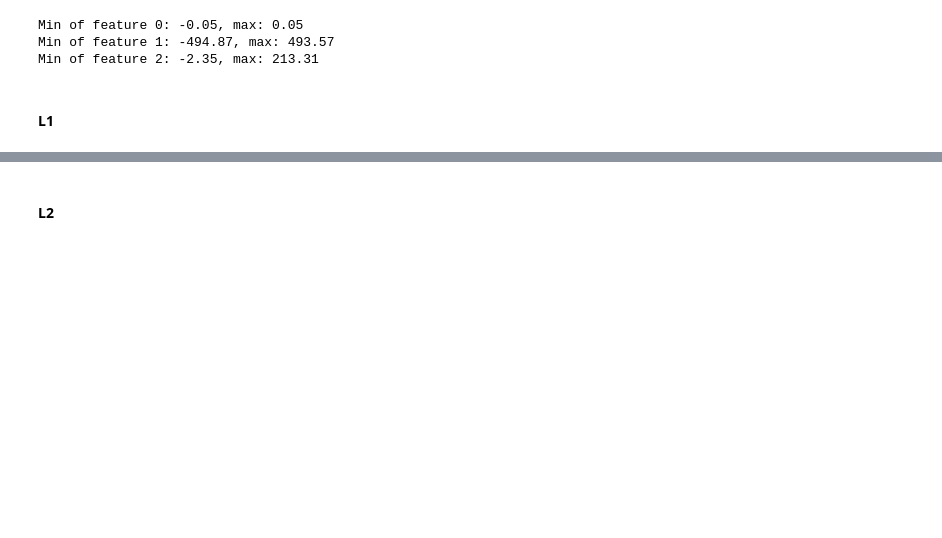
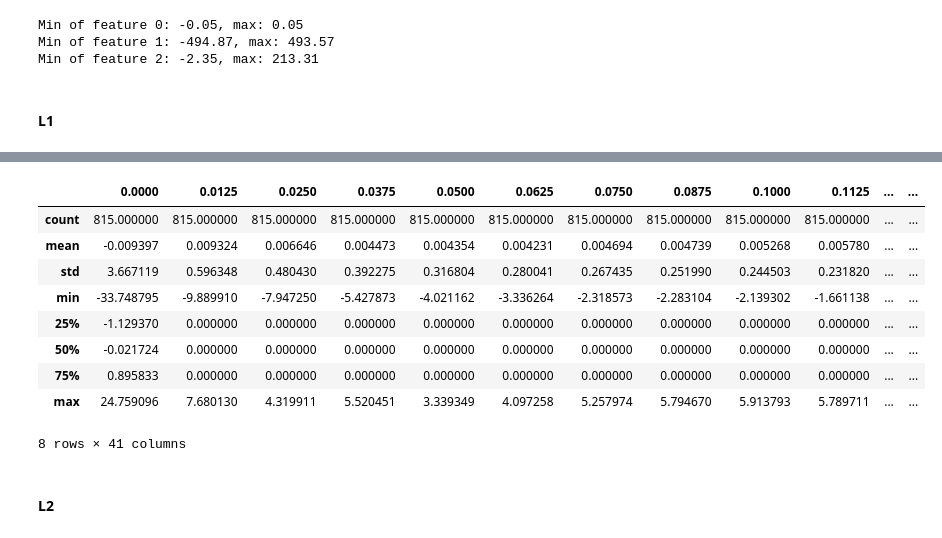
Before and after one commit to NataLobster/ml_intro_1, a Jupyter notebook: overfitting_regularization.ipynb, the cells around one changed output, grey strips where cells are left out. Saved outputs shown, nothing was run; the diff lists cells and outputs as text; code cells hidden in the pictures; blank space fills up the shorter version.

```diff
--- a/overfitting_regularization.ipynb
+++ b/overfitting_regularization.ipynb
@@ -782,15 +846,20 @@ def make_model_without_std(degree, alpha=0, penalty=None):
 # %%
-## your code
 rmse_train, rmse_valid = [], []
+mod_coeff_L1_std = dict()
 for alpha in ALPHAS:
-    results = cross_validate(make_model_without_std(degree=15, penalty='L1', alpha=alpha),
+    results = cross_validate(make_model(degree=15, penalty='L1', alpha=alpha),
                              X_hw, y_hw, cv=5,
+                             return_estimator=True,
                              return_train_score=True,
                              scoring='neg_root_mean_squared_error')
     rmse_train.append(-np.mean(results['train_score']))
     rmse_valid.append(-np.mean(results['test_score']))
+    mod_coeff_L1_std[alpha] = results['estimator'][0]['reg'].coef_
 
 plot_fitting_graph(ALPHAS, rmse_train, rmse_valid,
                    xlabel='Regularization strength (alpha)', ylabel='Error (RMSE)',
                    title='Lasso polynomial regression (L1): degree=15')
+
+mod_coeff_L1_std = pd.DataFrame(mod_coeff_L1_std)
+# при использоавании StandardScaler() все вышеуказанные проблемы исчезают
 # %% [output]
@@ -813,3 +877,16 @@ plot_fitting_graph(ALPHAS, rmse_train, rmse_valid,
+# %%
+mod_coeff_L1_std.describe()
+# %% [output]
+|  | 0.0000 | 0.0125 | 0.0250 | 0.0375 | 0.0500 | 0.0625 | 0.0750 | 0.0875 | 0.1000 | 0.1125 | ... | ... |
+| count | 815.000000 | 815.000000 | 815.000000 | 815.000000 | 815.000000 | 815.000000 | 815.000000 | 815.000000 | 815.000000 | 815.000000 | ... | ... |
+| mean | -0.009397 | 0.009324 | 0.006646 | 0.004473 | 0.004354 | 0.004231 | 0.004694 | 0.004739 | 0.005268 | 0.005780 | ... | ... |
+| std | 3.667119 | 0.596348 | 0.480430 | 0.392275 | 0.316804 | 0.280041 | 0.267435 | 0.251990 | 0.244503 | 0.231820 | ... | ... |
+| min | -33.748795 | -9.889910 | -7.947250 | -5.427873 | -4.021162 | -3.336264 | -2.318573 | -2.283104 | -2.139302 | -1.661138 | ... | ... |
+| 25% | -1.129370 | 0.000000 | 0.000000 | 0.000000 | 0.000000 | 0.000000 | 0.000000 | 0.000000 | 0.000000 | 0.000000 | ... | ... |
+| 50% | -0.021724 | 0.000000 | 0.000000 | 0.000000 | 0.000000 | 0.000000 | 0.000000 | 0.000000 | 0.000000 | 0.000000 | ... | ... |
+| 75% | 0.895833 | 0.000000 | 0.000000 | 0.000000 | 0.000000 | 0.000000 | 0.000000 | 0.000000 | 0.000000 | 0.000000 | ... | ... |
+| max | 24.759096 | 7.680130 | 4.319911 | 5.520451 | 3.339349 | 4.097258 | 5.257974 | 5.794670 | 5.913793 | 5.789711 | ... | ... |
+8 rows × 41 columns
 # %% [markdown]
 #### L2
 # %%
```
Also changed, not shown: parts of 29 cells of this notebook.
